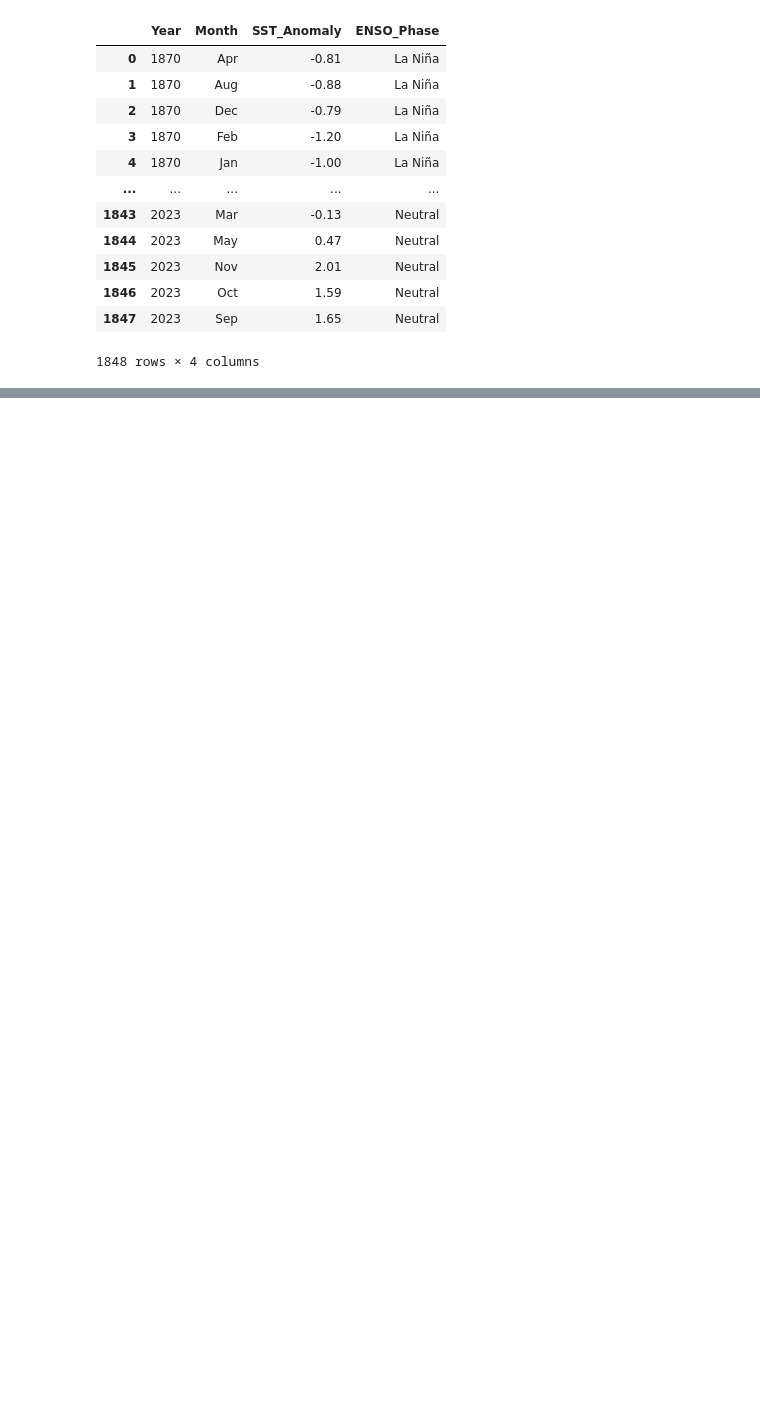
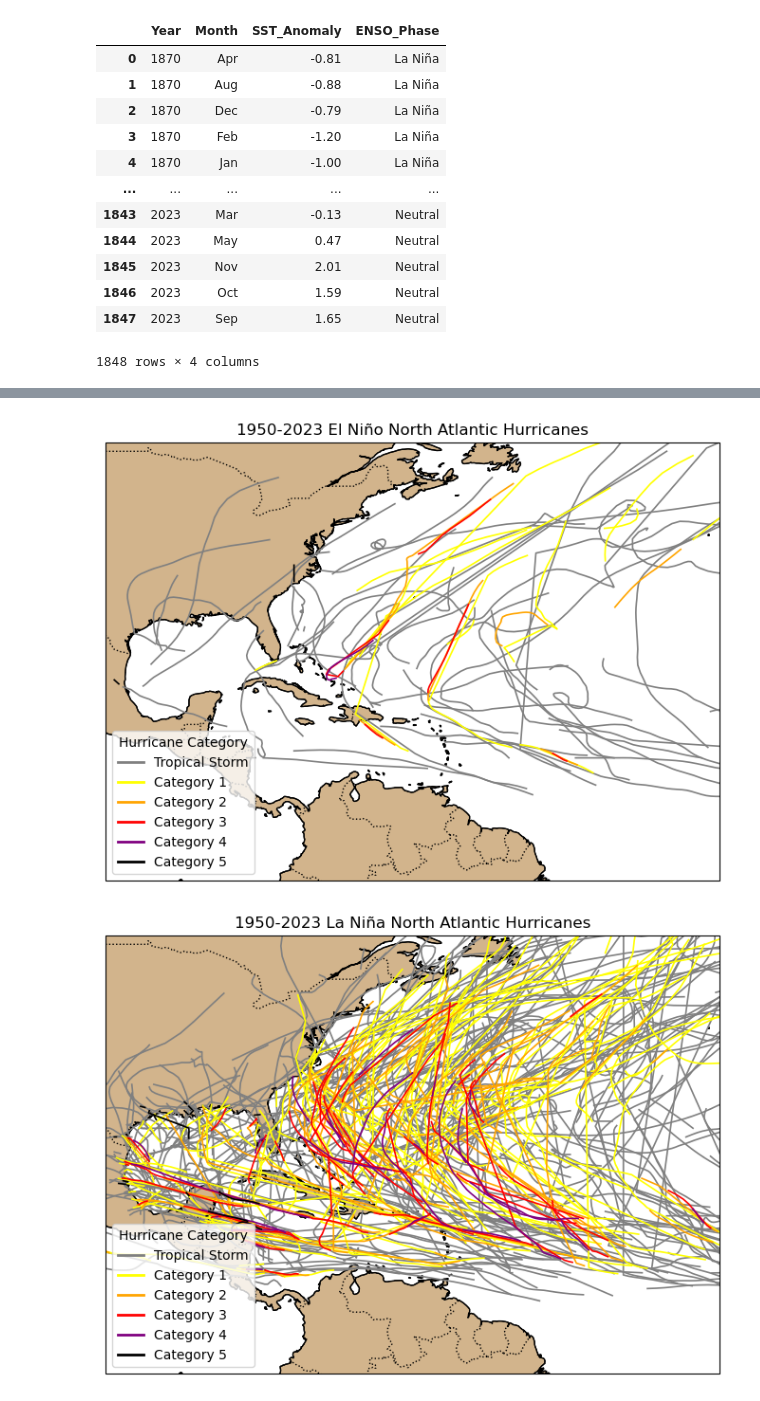
Before and after one commit to sarika-debruyn/LEAPCourse-Course-Climate-pred-Project1, a Jupyter notebook: project1/ENSO.ipynb, the cells around one changed output, grey strips where cells are left out. Drawn from its saved outputs; the diff is of its cells as text; code cells hidden in the pictures; blank space fills up the shorter version.

```diff
--- a/project1/ENSO.ipynb
+++ b/project1/ENSO.ipynb
@@ -276,0 +271,72 @@ plt.show()
+# %%
+# Visualize hurricane tracks for El Niño and La Niña years
+
+# Function to create a map with background
+def map_background(extent, title):
+    fig, ax = plt.subplots(subplot_kw={'projection': ccrs.PlateCarree()}, figsize=(12, 8))
+    ax.set_extent(extent, crs=ccrs.PlateCarree())
+
+    # Add features (land, coastlines, etc.)
+    ax.add_feature(cfeature.LAND, edgecolor='black')
+    ax.add_feature(cfeature.COASTLINE)
+
+    # Add gridlines
+    gl = ax.gridlines(draw_labels=True)
+    gl.right_labels = False
+    gl.top_labels = False
+
+    # Add title
+    plt.title(title, fontsize=14, fontweight="bold")
+
+    return ax
+
+# Define function to plot hurricane tracks based on category
+def plot_hurricane_tracks(df, title):
+    # Create figure
+    fig, ax = plt.subplots(figsize=(12, 6), subplot_kw={"projection": ccrs.PlateCarree()})
+
+    # Set up map with coastlines
+    ax.set_extent([-100, -30, 0, 50], crs=ccrs.PlateCarree())
+    ax.add_feature(cfeature.COASTLINE, linewidth=0.8)
+    ax.add_feature(cfeature.BORDERS, linestyle=":")
+    ax.add_feature(cfeature.LAND, edgecolor="black", facecolor="tan")
+
+    # Define category colors
+    category_colors = {
+        "Tropical Storm": "gray",
+        "Category 1": "yellow",
+        "Category 2": "orange",
+        "Category 3": "red",
+        "Category 4": "purple",
+        "Category 5": "black"
+    }
+
+    # Plot hurricane tracks, color-coded by category
+    for cat, color in category_colors.items():
+        subset = df[df["Category"] == cat]
+        for storm_id in subset["Storm_ID"].unique():
+            storm_data = subset[subset["Storm_ID"] == storm_id]
+            ax.plot(storm_data["Longitude"], storm_data["Latitude"],
+                    linestyle="-", linewidth=1.2, color=color, label=cat if storm_id == subset["Storm_ID"].unique()[0] else "")
+
+    # Add legend
+    handles = [plt.Line2D([0], [0], color=color, linewidth=2, label=cat) for cat, color in category_colors.items()]
+    ax.legend(handles=handles, loc="lower left", title="Hurricane Category")
+
+    # Add title
+    plt.title(title)
+
+    # Show plot
+    plt.show()
+
+
+# El Niño Hurricane Tracks
+df_nino = df_merged_ENSO[df_merged_ENSO["ENSO_Phase"] == "El Niño"]
+plot_hurricane_tracks(df_nino, "1950-2023 El Niño North Atlantic Hurricanes")
+
+# La Niña Hurricane Tracks
+df_nina = df_merged_ENSO[df_merged_ENSO["ENSO_Phase"] == "La Niña"]
+plot_hurricane_tracks(df_nina, "1950-2023 La Niña North Atlantic Hurricanes")
+# %% [output]
+[figure, added]
+[figure, added]
```
Also changed, not shown: parts of 10 cells of this notebook, 1 other file.
